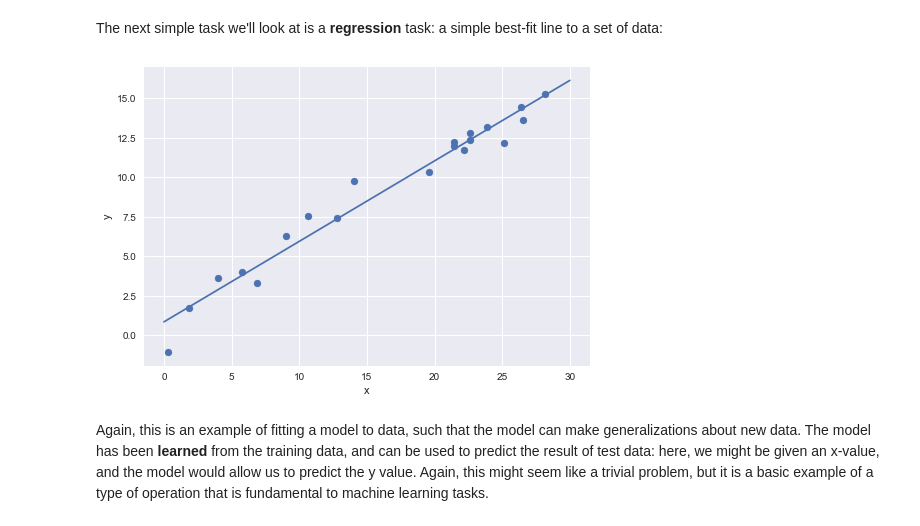
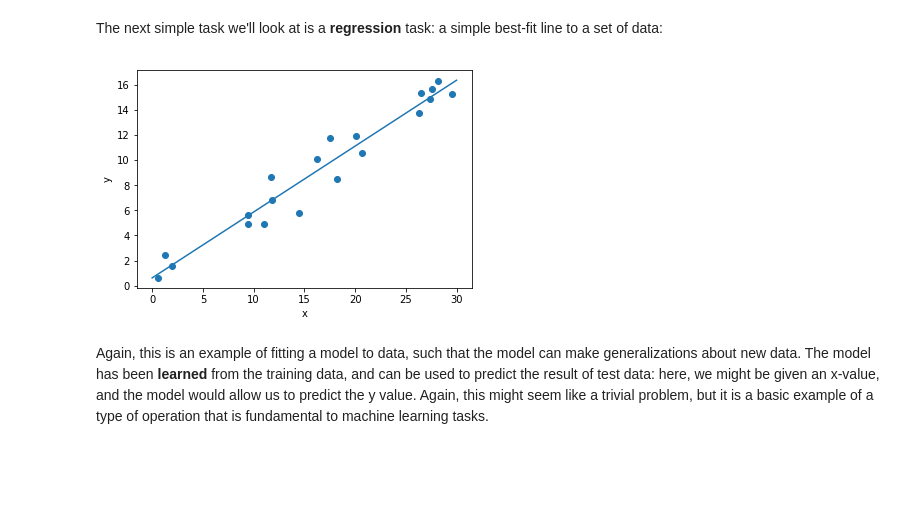
Before and after one commit to friguzzi/scikit-tut, a Jupyter notebook: notebooks/02.1-Machine-Learning-Intro.ipynb, the cells around one changed output. Drawn from its saved outputs; the diff is of its cells as text; code cells hidden in the pictures; blank space fills up the shorter version.

```diff
--- a/notebooks/02.1-Machine-Learning-Intro.ipynb
+++ b/notebooks/02.1-Machine-Learning-Intro.ipynb
@@ -60,11 +95,45 @@ code in the `figures` directory, or you can load the code using the `%load` magi
 # %% [markdown]
 The next simple task we'll look at is a **regression** task: a simple best-fit line
 to a set of data:
-# %%
-from fig_code import plot_linear_regression
-plot_linear_regression()
-# %% [output]
-[figure, removed]
+# %%
+import numpy as np
+import matplotlib.pyplot as plt
+from sklearn.linear_model import LinearRegression
+
+
+def plot_linear_regression():
+    a = 0.5
+    b = 1.0
+
+    # x from 0 to 10
+    x = 30 * np.random.random(20)
+
+    # y = a*x + b with noise
+    y = a * x + b + np.random.normal(size=x.shape)
+
+    # create a linear regression classifier
+    clf = LinearRegression()
+    clf.fit(x[:, None], y)
+
+    # predict y from the data
+    x_new = np.linspace(0, 30, 100)
+    y_new = clf.predict(x_new[:, None])
+
+    # plot the results
+    ax = plt.axes()
+    ax.scatter(x, y)
+    ax.plot(x_new, y_new)
+
+    ax.set_xlabel('x')
+    ax.set_ylabel('y')
+
+    ax.axis('tight')
+
+
+
+plot_linear_regression()
+# %% [output]
+[figure, added]
 # %% [markdown]
 Again, this is an example of fitting a model to data, such that the model can make
 generalizations about new data.  The model has been **learned** from the training
```
Also changed, not shown: parts of 5 cells of this notebook, 1 other file.
